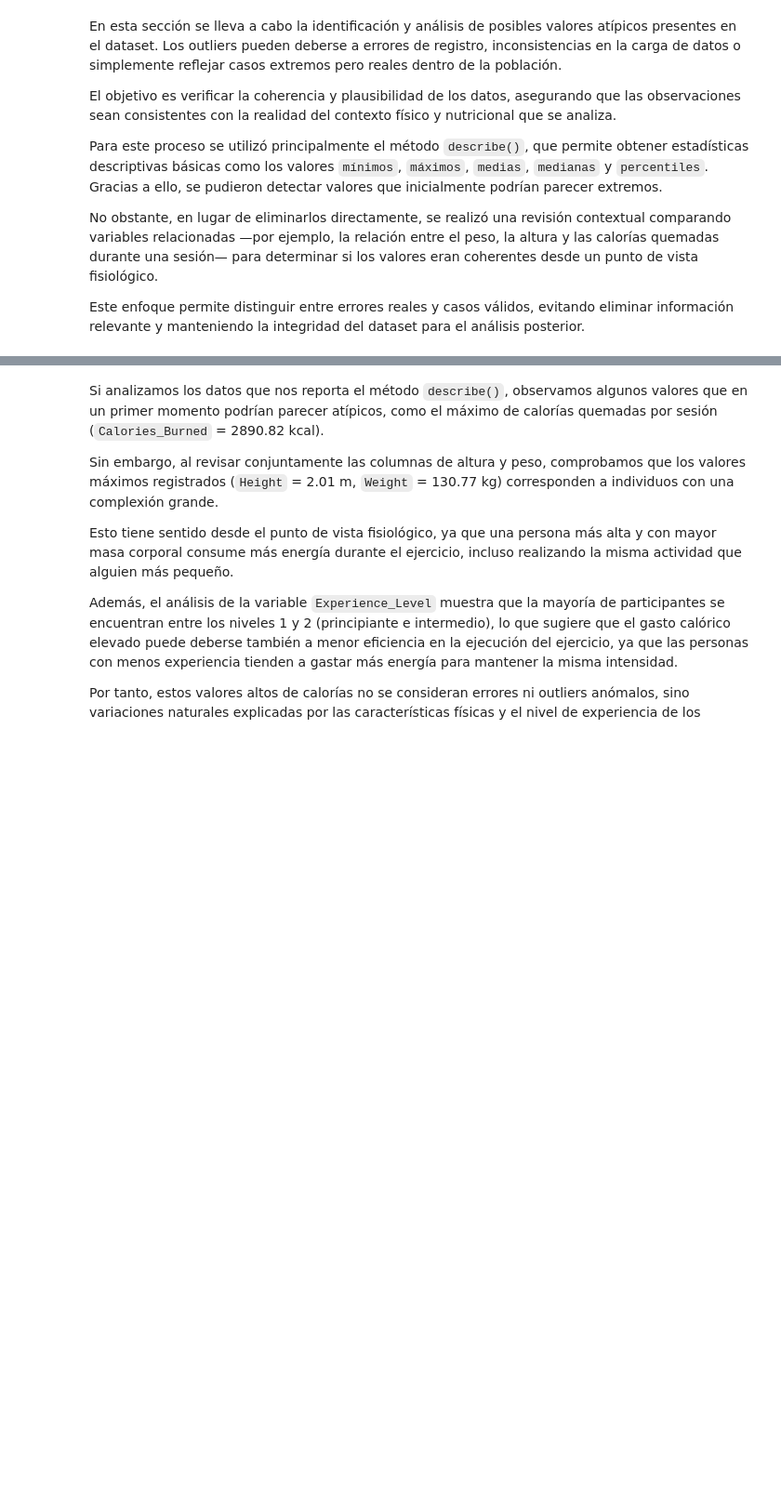
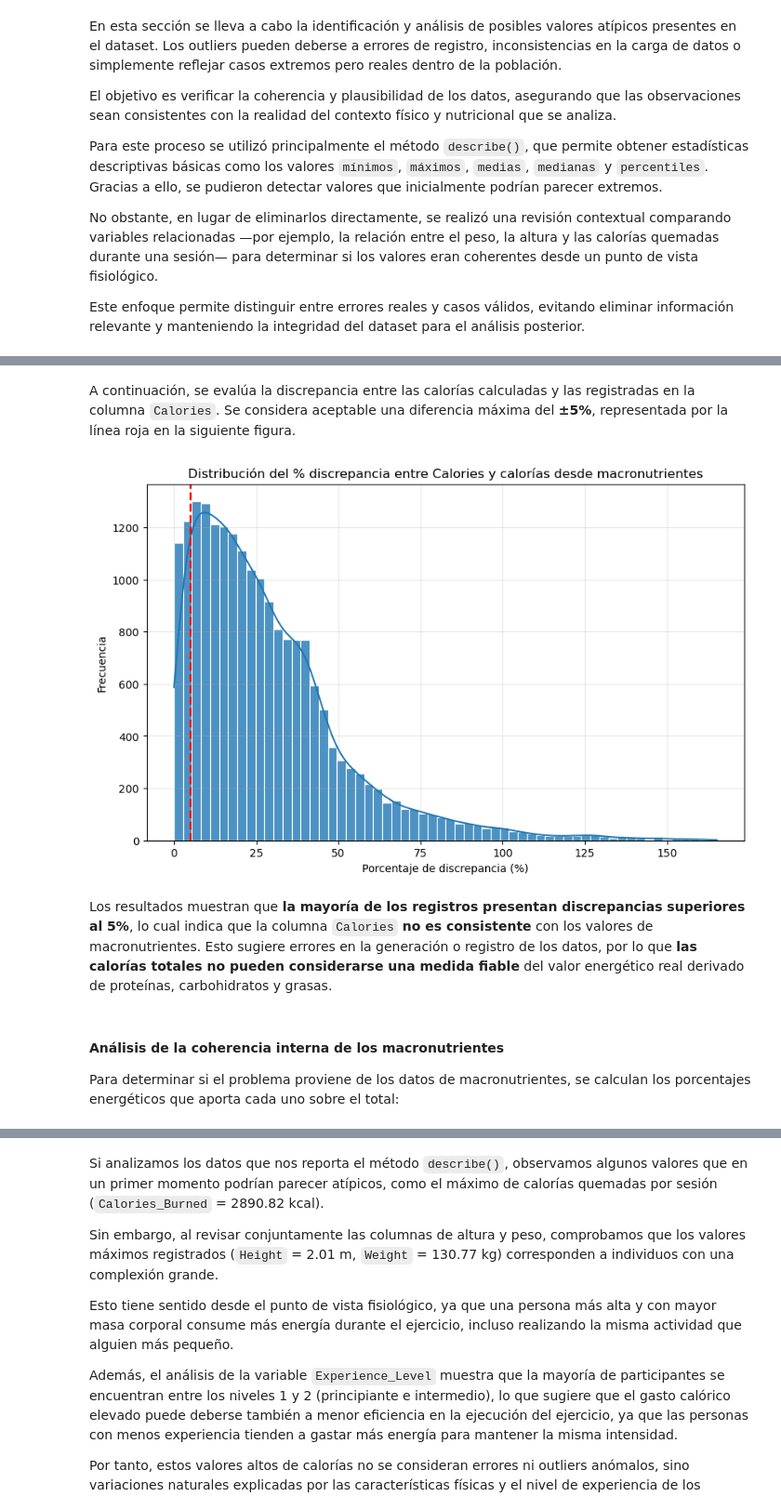
Before and after one commit to albamdls/analisis-exploratorio-dataset-life-style, a Jupyter notebook: notebook.ipynb, the cells around one changed output, grey strips where cells are left out. Shown: that part at 93% size. Cells and saved outputs as stored; diff of their text form; code cells hidden in the pictures; blank space fills up the shorter version.

Commit message:
Verificacion macros

```diff
--- a/notebook.ipynb
+++ b/notebook.ipynb
@@ -279,0 +294,3 @@ df.describe()
+# %%
+calorias_macro = df['Carbs'] * 4 + df['Proteins'] * 4 + df['Fats'] * 9
+calorias_macro
@@ -279,0 +310,26 @@ df.describe()
+# %% [markdown]
+A continuación, se evalúa la discrepancia entre las calorías calculadas y las registradas en la columna `Calories`.
+Se considera aceptable una diferencia máxima del **±5%**, representada por la línea roja en la siguiente figura.
+# %%
+dif = df['Calories'] - calorias_macro
+
+pct_discrepancia = dif / calorias_macro * 100
+
+plt.figure(figsize=(10,6))
+sns.histplot(pct_discrepancia.abs(), bins=60, kde=True, color='C0', edgecolor='white', alpha=0.8)
+plt.axvline(5, color='red', linestyle='--', linewidth=2)
+plt.xlabel('Porcentaje de discrepancia (%)')
+plt.ylabel('Frecuencia')
+plt.title('Distribución del % discrepancia entre Calories y calorías desde macronutrientes')
+plt.grid(alpha=0.3)
+plt.show()
+# %% [output]
+[figure, added]
+# %% [markdown]
+Los resultados muestran que **la mayoría de los registros presentan discrepancias superiores al 5%**, lo cual indica que la columna `Calories` **no es consistente** con los valores de macronutrientes.
+Esto sugiere errores en la generación o registro de los datos, por lo que **las calorías totales no pueden considerarse una medida fiable** del valor energético real derivado de proteínas, carbohidratos y grasas.
+# %% [markdown]
+
+#### Análisis de la coherencia interna de los macronutrientes
+
+Para determinar si el problema proviene de los datos de macronutrientes, se calculan los porcentajes energéticos que aporta cada uno sobre el total:
```
Also changed, not shown: parts of 10 cells of this notebook.
